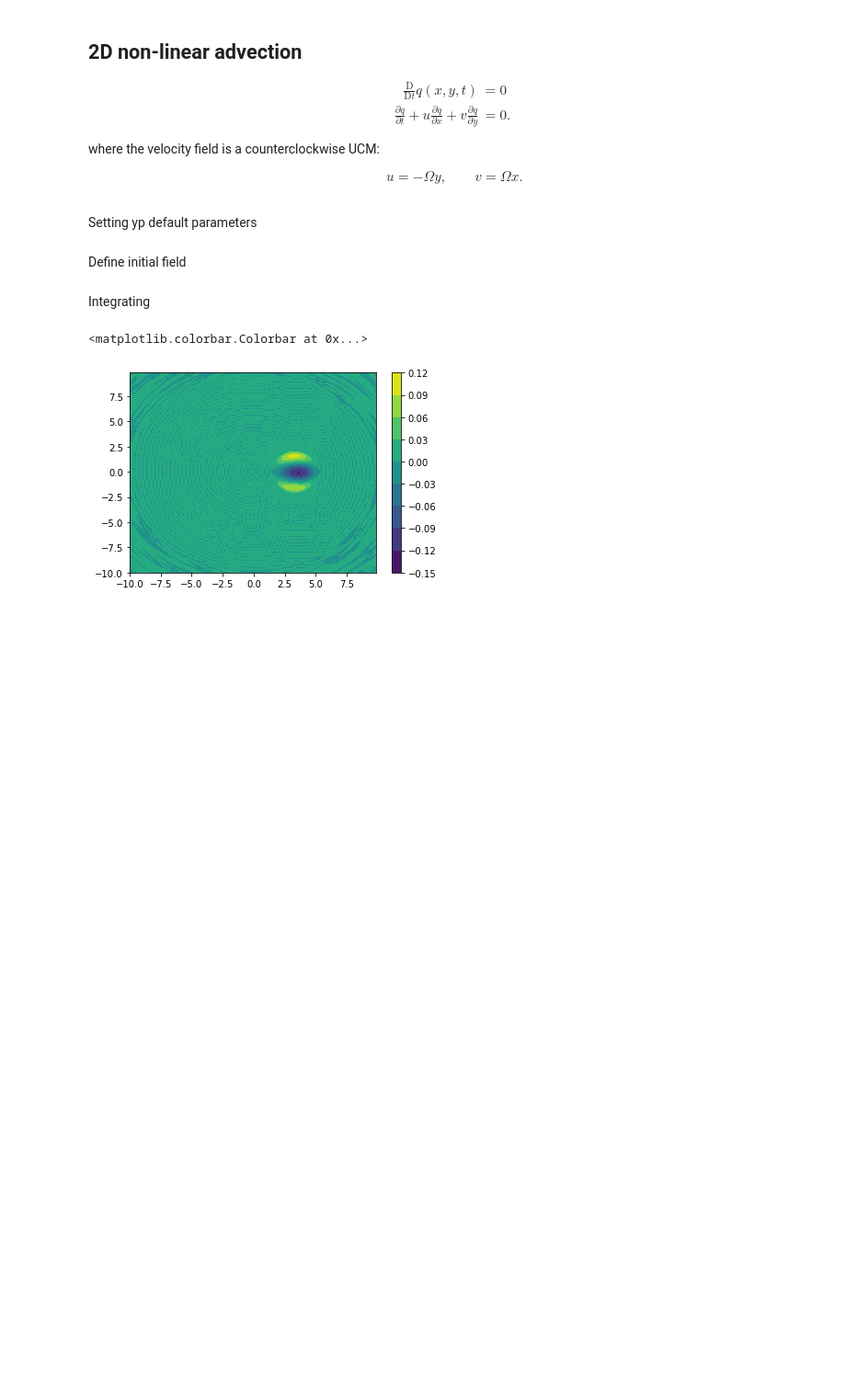
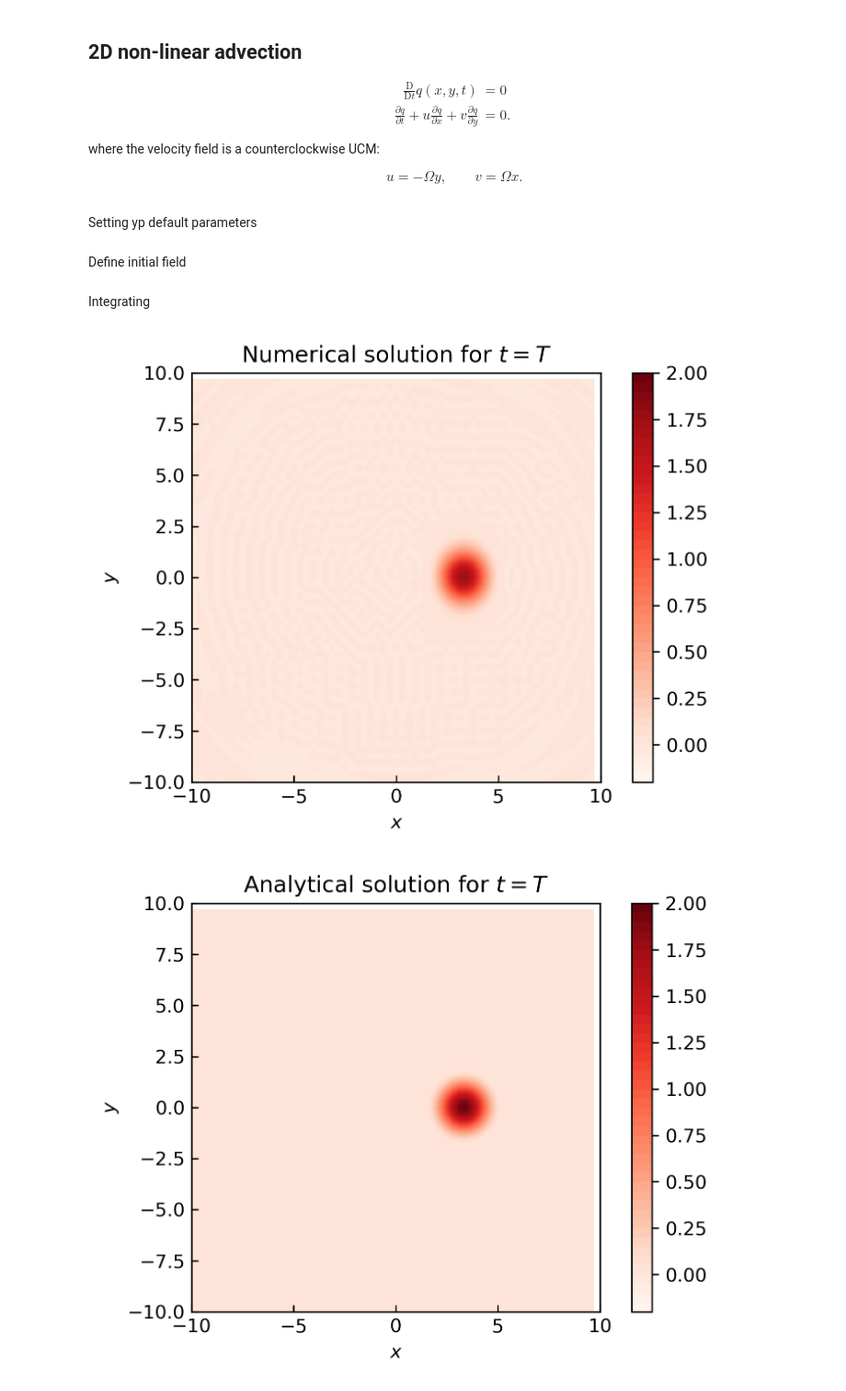
Before and after one commit to williameclee/2022-Summer-project-DMLab, a Jupyter notebook: EX_advection/EX_advection.ipynb, the cells around one changed output. Shown: that part at 92% size. Drawn from its saved outputs; the diff is of its cells as text; code cells hidden in the pictures; blank space fills up the shorter version.

```diff
--- a/EX_advection/EX_advection.ipynb
+++ b/EX_advection/EX_advection.ipynb
@@ -65,7 +73,7 @@ Setting yp default parameters
 # %%
 Omg     = 0.1
 L       = 10
-N       = 2**7
+N       = 2**6
 X       = np.linspace(-L,L,N+1)[0:-1]
 Dx      = X[1]-X[0]
 Y       = np.transpose(X)
@@ -107,6 +133,42 @@ for t in range(len(T)-1):
-# %%
-plt.contourf(X,Y,Q-Q0)
-plt.colorbar()
-# %% [output]
-<matplotlib.colorbar.Colorbar at 0x...>
-[figure, removed]
+# %%
+## Numerical solution
+plt.figure(dpi=300)
+plt.contourf(X,Y,Q,levels=np.arange(-0.2,2+0.05,0.05),cmap=cm.Reds)
+plt.axis('scaled')
+plt.xlim(-L,L)
+plt.ylim(-L,L)
+plt.xlabel('$x$')
+plt.ylabel('$y$')
+plt.title('Numerical solution for $t=T$')
+plt.colorbar()
+plt.tick_params(direction='in')
+plt.show()
+
+## Analytical solution
+plt.figure(dpi=300)
+plt.contourf(X,Y,QAna(T[t]),levels=np.arange(-0.2,2+0.05,0.05),cmap=cm.Reds)
+plt.axis('scaled')
+plt.xlim(-L,L)
+plt.ylim(-L,L)
+plt.xlabel('$x$')
+plt.ylabel('$y$')
+plt.title('Analytical solution for $t=T$')
+plt.colorbar()
+plt.tick_params(direction='in')
+plt.show()
+
+## Error
+plt.figure(dpi=300)
+plt.contourf(X,Y,Q-QAna(T[t]),levels=np.arange(-0.3,0.3+0.01,0.01),cmap=cm.seismic)
+plt.axis('scaled')
+plt.xlim(-L,L)
+plt.ylim(-L,L)
+plt.xlabel('$x$')
+plt.ylabel('$y$')
+plt.title('Absolute error after 1 period')
+plt.colorbar()
+plt.tick_params(direction='in')
+plt.show()
+# %% [output]
+[figure, added]
+[figure, added]
```
Also changed, not shown: parts of 6 cells of this notebook, 2 other files.
